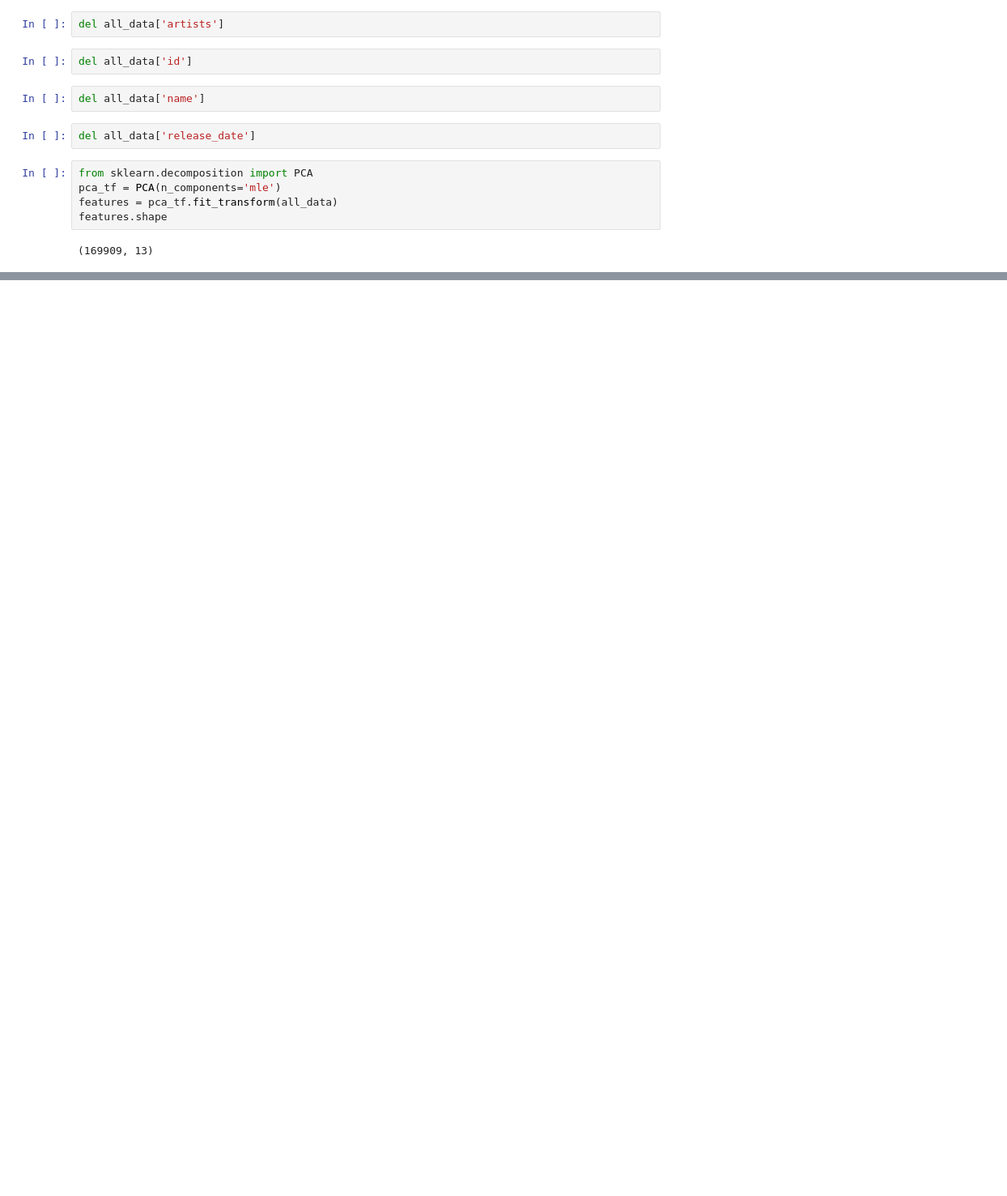
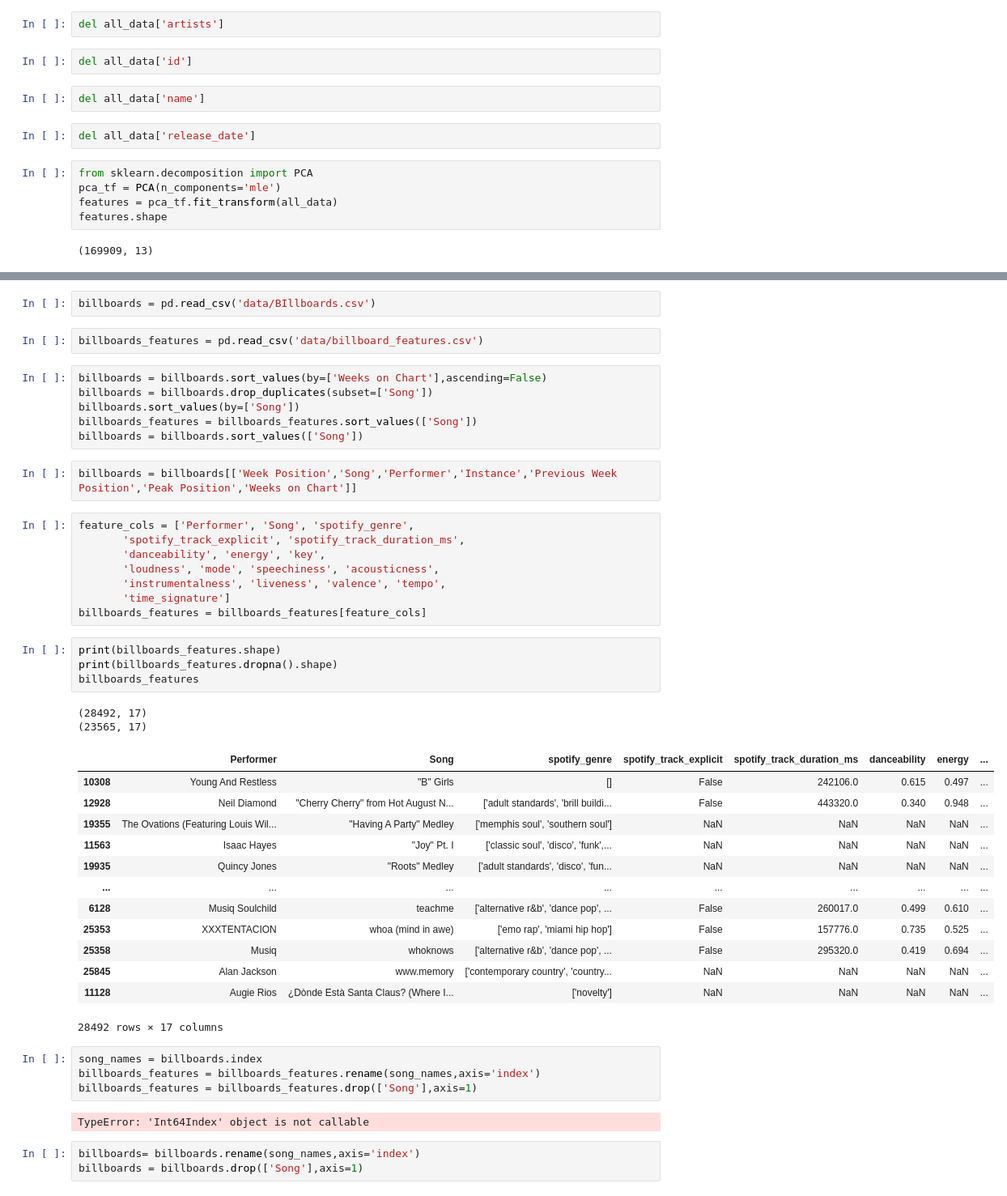
Before and after one commit to ehayes2000/csci303-final-project, a Jupyter notebook: pre_processing.ipynb, the cells around one changed output, grey strips where cells are left out. Shown at 81% size. Drawn from its saved outputs; the diff is of its cells as text; blank space fills up the shorter version.

```diff
--- a/pre_processing.ipynb
+++ b/pre_processing.ipynb
@@ -245,0 +251,49 @@ k_best = transformer.fit_transform()
+# %%
+billboards = pd.read_csv('data/BIllboards.csv')
+# %%
+billboards_features = pd.read_csv('data/billboard_features.csv')
+# %%
+billboards = billboards.sort_values(by=['Weeks on Chart'],ascending=False)
+billboards = billboards.drop_duplicates(subset=['Song'])
+billboards.sort_values(by=['Song'])
+billboards_features = billboards_features.sort_values(['Song'])
+billboards = billboards.sort_values(['Song'])
+# %%
+billboards = billboards[['Week Position','Song','Performer','Instance','Previous Week Position','Peak Position','Weeks on Chart']]
+# %%
+feature_cols = ['Performer', 'Song', 'spotify_genre',
+       'spotify_track_explicit', 'spotify_track_duration_ms',
+       'danceability', 'energy', 'key',
+       'loudness', 'mode', 'speechiness', 'acousticness',
+       'instrumentalness', 'liveness', 'valence', 'tempo',
+       'time_signature']
+billboards_features = billboards_features[feature_cols]
+# %%
+print(billboards_features.shape)
+print(billboards_features.dropna().shape)
+billboards_features
+# %% [output]
+(28492, 17)
+(23565, 17)
+|  | Performer | Song | spotify_genre | spotify_track_explicit | spotify_track_duration_ms | danceability | energy | ... |
+| 10308 | Young And Restless | "B" Girls | [] | False | 242106.0 | 0.615 | 0.497 | ... |
+| 12928 | Neil Diamond | "Cherry Cherry" from Hot August N... | ['adult standards', 'brill buildi... | False | 443320.0 | 0.340 | 0.948 | ... |
+| 19355 | The Ovations (Featuring Louis Wil... | "Having A Party" Medley | ['memphis soul', 'southern soul'] | NaN | NaN | NaN | NaN | ... |
+| 11563 | Isaac Hayes | "Joy" Pt. I | ['classic soul', 'disco', 'funk',... | NaN | NaN | NaN | NaN | ... |
+| 19935 | Quincy Jones | "Roots" Medley | ['adult standards', 'disco', 'fun... | NaN | NaN | NaN | NaN | ... |
+| ... | ... | ... | ... | ... | ... | ... | ... | ... |
+| 6128 | Musiq Soulchild | teachme | ['alternative r&b', 'dance pop', ... | False | 260017.0 | 0.499 | 0.610 | ... |
+| 25353 | XXXTENTACION | whoa (mind in awe) | ['emo rap', 'miami hip hop'] | False | 157776.0 | 0.735 | 0.525 | ... |
+| 25358 | Musiq | whoknows | ['alternative r&b', 'dance pop', ... | False | 295320.0 | 0.419 | 0.694 | ... |
+| 25845 | Alan Jackson | www.memory | ['contemporary country', 'country... | NaN | NaN | NaN | NaN | ... |
+| 11128 | Augie Rios | ¿Dònde Està Santa Claus? (Where I... | ['novelty'] | NaN | NaN | NaN | NaN | ... |
+28492 rows × 17 columns
+# %%
+song_names = billboards.index
+billboards_features = billboards_features.rename(song_names,axis='index')
+billboards_features = billboards_features.drop(['Song'],axis=1)
+# %% [output]
+TypeError: 'Int64Index' object is not callable
+# %%
+billboards= billboards.rename(song_names,axis='index')
+billboards = billboards.drop(['Song'],axis=1)
```
Also changed, not shown: parts of 5 cells of this notebook.
